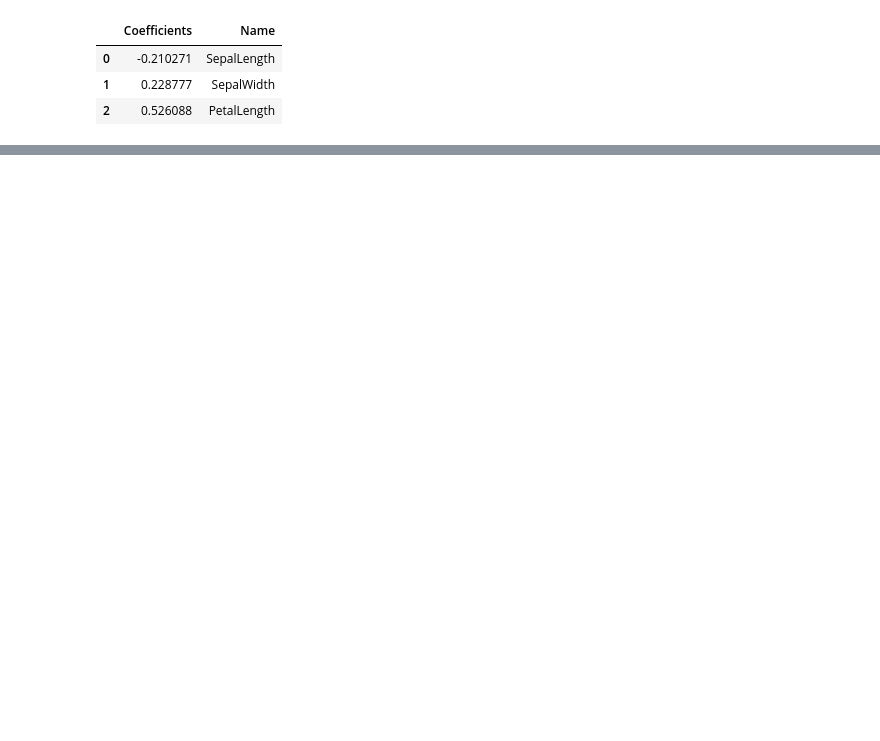
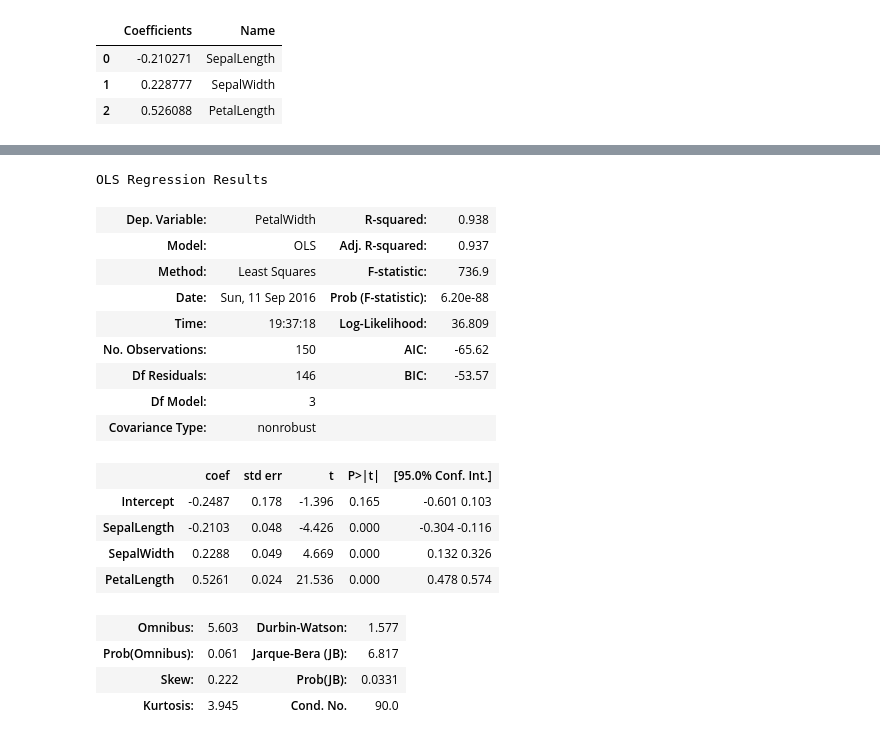
Before and after one commit to ko-da-k/regression, a Jupyter notebook: result.ipynb, the cells around one changed output, grey strips where cells are left out. Drawn from its saved outputs; the diff is of its cells as text; code cells hidden in the pictures; blank space fills up the shorter version.

```diff
--- a/result.ipynb
+++ b/result.ipynb
@@ -34,0 +38,25 @@ data
+# %%
+eq = model.criterion_column + "~" + "+".join(model.explanatory_columns)
+models = smf.ols(formula=eq,data=data).fit()
+# %%
+models.summary()
+# %% [output]
+OLS Regression Results
+| Dep. Variable: | PetalWidth | R-squared: | 0.938 |
+| Model: | OLS | Adj. R-squared: | 0.937 |
+| Method: | Least Squares | F-statistic: | 736.9 |
+| Date: | Sun, 11 Sep 2016 | Prob (F-statistic): | 6.20e-88 |
+| Time: | 19:37:18 | Log-Likelihood: | 36.809 |
+| No. Observations: | 150 | AIC: | -65.62 |
+| Df Residuals: | 146 | BIC: | -53.57 |
+| Df Model: | 3 |  |  |
+| Covariance Type: | nonrobust |  |  |
+|  | coef | std err | t | P>|t| | [95.0% Conf. Int.] |
+| Intercept | -0.2487 | 0.178 | -1.396 | 0.165 | -0.601 0.103 |
+| SepalLength | -0.2103 | 0.048 | -4.426 | 0.000 | -0.304 -0.116 |
+| SepalWidth | 0.2288 | 0.049 | 4.669 | 0.000 | 0.132 0.326 |
+| PetalLength | 0.5261 | 0.024 | 21.536 | 0.000 | 0.478 0.574 |
+| Omnibus: | 5.603 | Durbin-Watson: | 1.577 |
+| Prob(Omnibus): | 0.061 | Jarque-Bera (JB): | 6.817 |
+| Skew: | 0.222 | Prob(JB): | 0.0331 |
+| Kurtosis: | 3.945 | Cond. No. | 90.0 |
```
Also changed, not shown: parts of 5 cells of this notebook, 1 other file.
